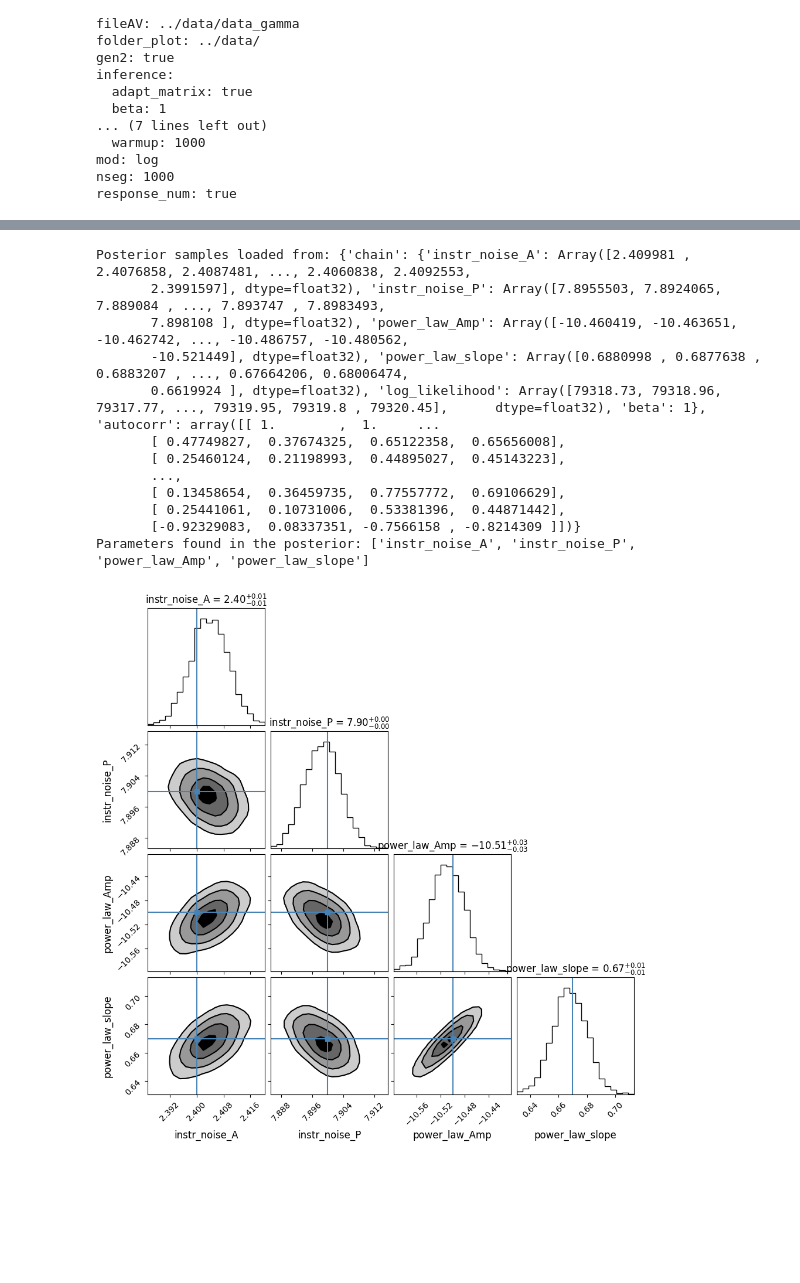
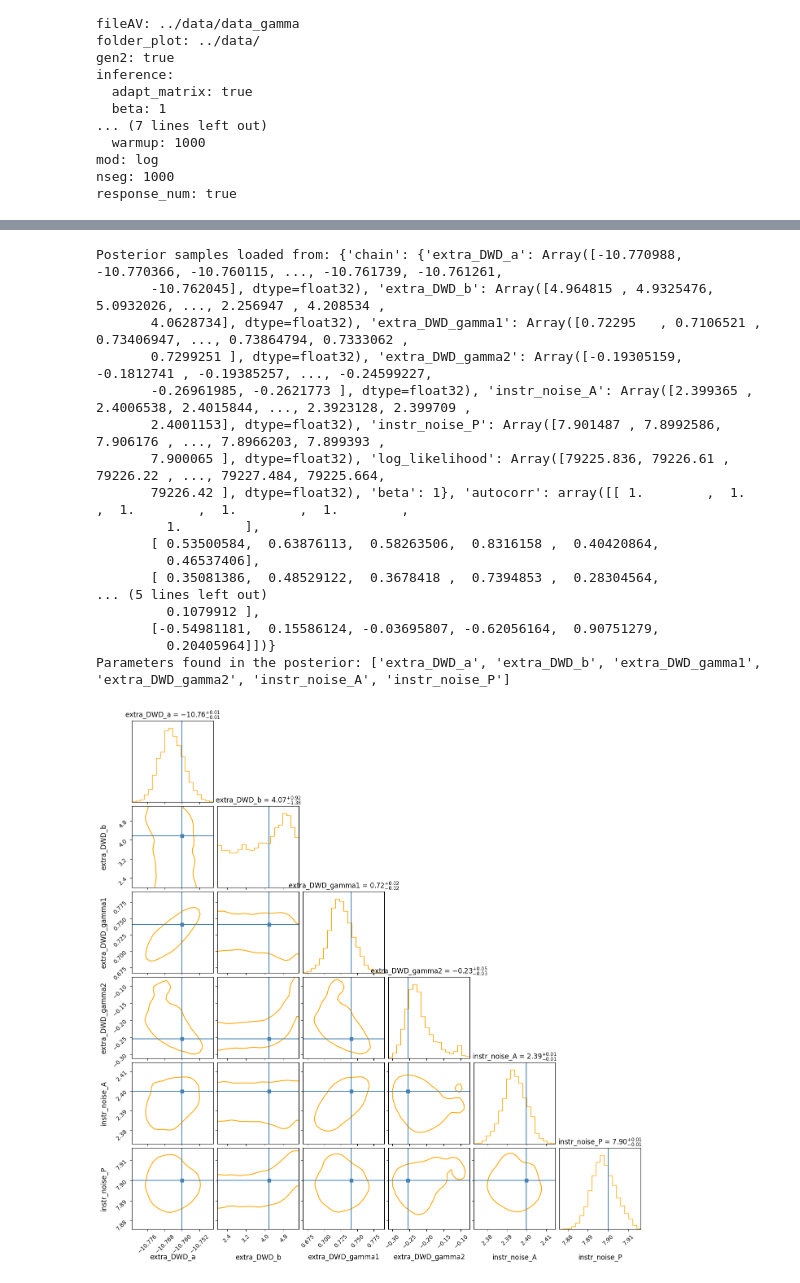
Before and after one commit to FedericoPozzoli/bahamas, a Jupyter notebook: data/example_bahamas.ipynb, the cells around one changed output, grey strips where cells are left out. Saved outputs shown, nothing was run; the diff lists cells and outputs as text; code cells hidden in the pictures; blank space fills up the shorter version.

Commit message:
minor: add more par to extra dwd

```diff
--- a/data/example_bahamas.ipynb
+++ b/data/example_bahamas.ipynb
@@ -98,42 +93,48 @@ Injected parameter 1: 0.67
 # %%
 import corner
 
 # Load the results from the inference
 results = config['inference']['file_post']
 posterior = np.load(results, allow_pickle=True)['posterior'][()]
 print("Posterior samples loaded from:", posterior)
 
 param_names = []
 param_values = []
 
 
 for key in posterior['chain'].keys():
 
     if key == 'log_likelihood':
         break
     else:
         param_names.append(key)
         param_values.append(posterior['chain'][key])
 print("Parameters found in the posterior:", param_names)
 # Stack the parameters into an array for corner
 samples = np.vstack(param_values).T  # Shape: (n_samples, n_params)
 
-# Plot corner plot
-figure = corner.corner(samples, labels=param_names, show_titles=True, smooth=True, fill_contours=True, truths=par,
-                      plot_datapoints=False, title_kwargs={"fontsize": 12}, label_kwargs={"fontsize": 12})
+# Plot corner plo
+figure = corner.corner(samples, labels=param_names, show_titles=True, smooth=True, truths=par,color = 'orange', levels=[0.9],
+                plot_datapoints=False, plot_contours=True, plot_density=False, fill_contours=False,
+                title_kwargs={"fontsize": 12}, label_kwargs={"fontsize": 12})
 
 plt.show()
 # %% [output]
-Posterior samples loaded from: {'chain': {'instr_noise_A': Array([2.409981 , 2.4076858, 2.4087481, ..., 2.4060838, 2.4092553,
-       2.3991597], dtype=float32), 'instr_noise_P': Array([7.8955503, 7.8924065, 7.889084 , ..., 7.893747 , 7.8983493,
-       7.898108 ], dtype=float32), 'power_law_Amp': Array([-10.460419, -10.463651, -10.462742, ..., -10.486757, -10.480562,
-       -10.521449], dtype=float32), 'power_law_slope': Array([0.6880998 , 0.6877638 , 0.6883207 , ..., 0.67664206, 0.68006474,
-       0.6619924 ], dtype=float32), 'log_likelihood': Array([79318.73, 79318.96, 79317.77, ..., 79319.95, 79319.8 , 79320.45],      dtype=float32), 'beta': 1}, 'autocorr': array([[ 1.        ,  1.     ...
-       [ 0.47749827,  0.37674325,  0.65122358,  0.65656008],
-       [ 0.25460124,  0.21198993,  0.44895027,  0.45143223],
-       ...,
-       [ 0.13458654,  0.36459735,  0.77557772,  0.69106629],
-       [ 0.25441061,  0.10731006,  0.53381396,  0.44871442],
-       [-0.92329083,  0.08337351, -0.7566158 , -0.8214309 ]])}
-Parameters found in the posterior: ['instr_noise_A', 'instr_noise_P', 'power_law_Amp', 'power_law_slope']
+Posterior samples loaded from: {'chain': {'extra_DWD_a': Array([-10.770988, -10.770366, -10.760115, ..., -10.761739, -10.761261,
+       -10.762045], dtype=float32), 'extra_DWD_b': Array([4.964815 , 4.9325476, 5.0932026, ..., 2.256947 , 4.208534 ,
+       4.0628734], dtype=float32), 'extra_DWD_gamma1': Array([0.72295   , 0.7106521 , 0.73406947, ..., 0.73864794, 0.7333062 ,
+       0.7299251 ], dtype=float32), 'extra_DWD_gamma2': Array([-0.19305159, -0.1812741 , -0.19385257, ..., -0.24599227,
+       -0.26961985, -0.2621773 ], dtype=float32), 'instr_noise_A': Array([2.399365 , 2.4006538, 2.4015844, ..., 2.3923128, 2.399709 ,
+       2.4001153], dtype=float32), 'instr_noise_P': Array([7.901487 , 7.8992586, 7.906176 , ..., 7.8966203, 7.899393 ,
+       7.900065 ], dtype=float32), 'log_likelihood': Array([79225.836, 79226.61 , 79226.22 , ..., 79227.484, 79225.664,
+       79226.42 ], dtype=float32), 'beta': 1}, 'autocorr': array([[ 1.        ,  1.        ,  1.        ,  1.        ,  1.        ,
+         1.        ],
+       [ 0.53500584,  0.63876113,  0.58263506,  0.8316158 ,  0.40420864,
+         0.46537406],
+       [ 0.35081386,  0.48529122,  0.3678418 ,  0.7394853 ,  0.28304564,
+... (5 lines left out)
+         0.1079912 ],
+       [-0.54981181,  0.15586124, -0.03695807, -0.62056164,  0.90751279,
+         0.20405964]])}
+Parameters found in the posterior: ['extra_DWD_a', 'extra_DWD_b', 'extra_DWD_gamma1', 'extra_DWD_gamma2', 'instr_noise_A', 'instr_noise_P']
-[figure, old version]
+[figure, new version]
```
Also changed, not shown: parts of 3 cells of this notebook, 3 other files.
